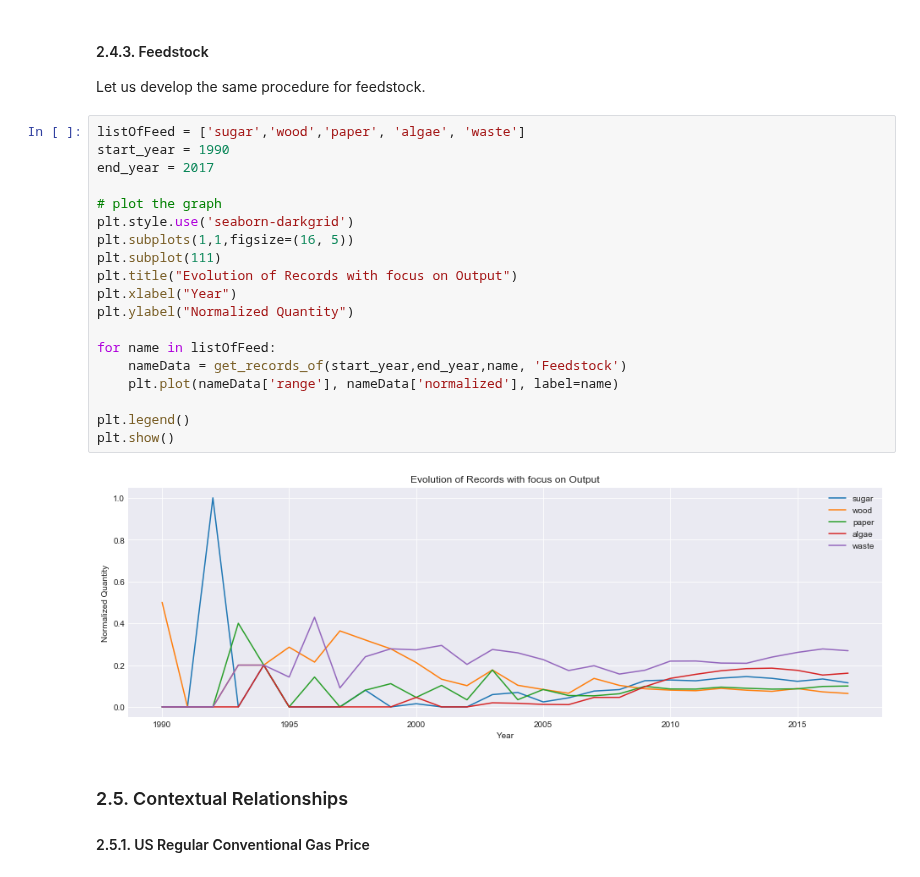
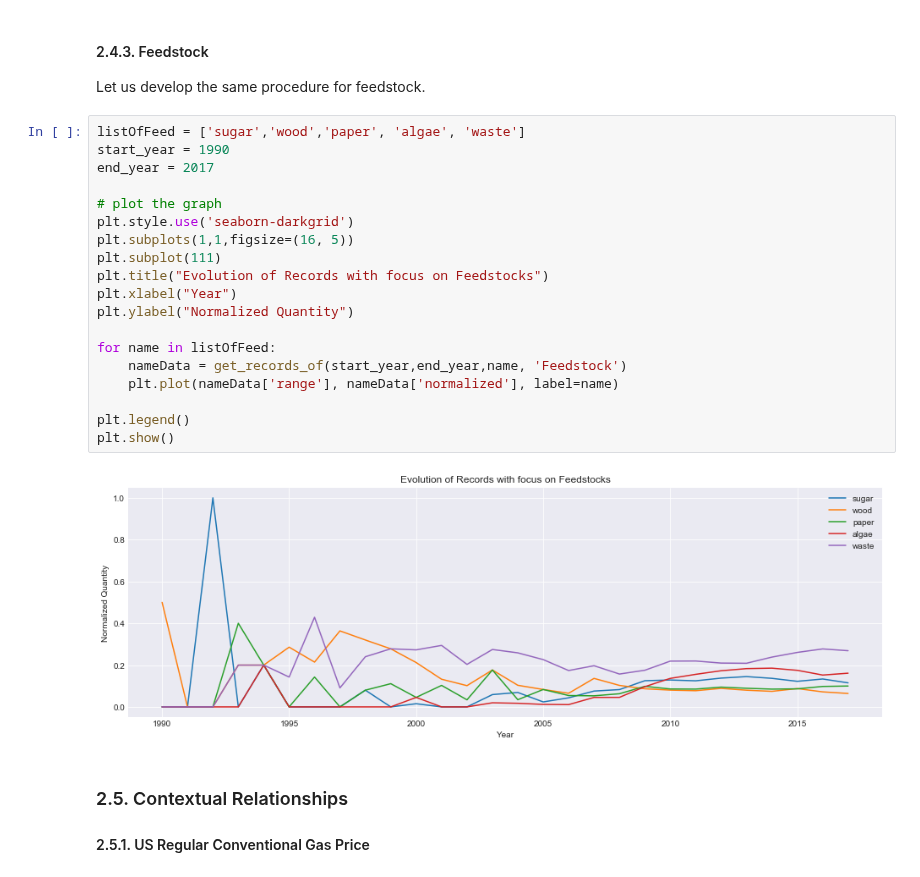
Before and after one commit to duarteocarmo/technological_capabilities, a Jupyter notebook: notebooks/2_2_Capability Correlations_Time.ipynb, the cells around one changed output. Cells and saved outputs as stored; diff of their text form.

```diff
--- a/notebooks/2_2_Capability Correlations_Time.ipynb
+++ b/notebooks/2_2_Capability Correlations_Time.ipynb
@@ -522,24 +522,24 @@ Let us develop the same procedure for feedstock.
 # %%
 listOfFeed = ['sugar','wood','paper', 'algae', 'waste']
 start_year = 1990
 end_year = 2017
 
 # plot the graph
 plt.style.use('seaborn-darkgrid')
 plt.subplots(1,1,figsize=(16, 5))
 plt.subplot(111)
-plt.title("Evolution of Records with focus on Output")
+plt.title("Evolution of Records with focus on Feedstocks")
 plt.xlabel("Year")
 plt.ylabel("Normalized Quantity")
 
 for name in listOfFeed:
     nameData = get_records_of(start_year,end_year,name, 'Feedstock')
     plt.plot(nameData['range'], nameData['normalized'], label=name)
 
 plt.legend()
 plt.show()
 # %% [output]
-[figure, old version]
+[figure, new version]
 # %% [markdown]
 ### 2.5. Contextual Relationships <a class="anchor" id="two-five"></a>
 
```
Also changed, not shown: parts of 1 cell of this notebook.
